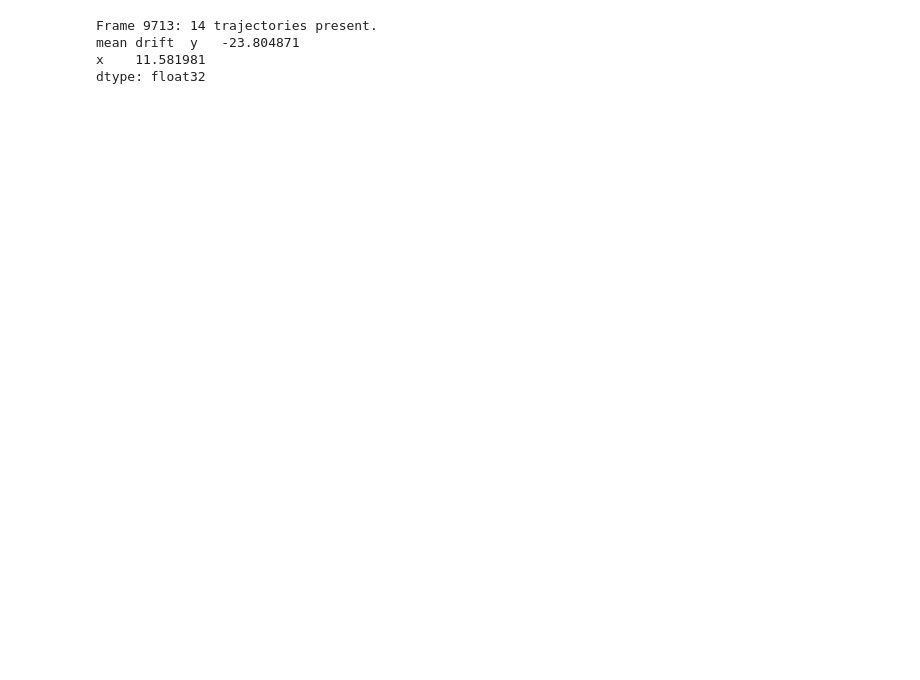
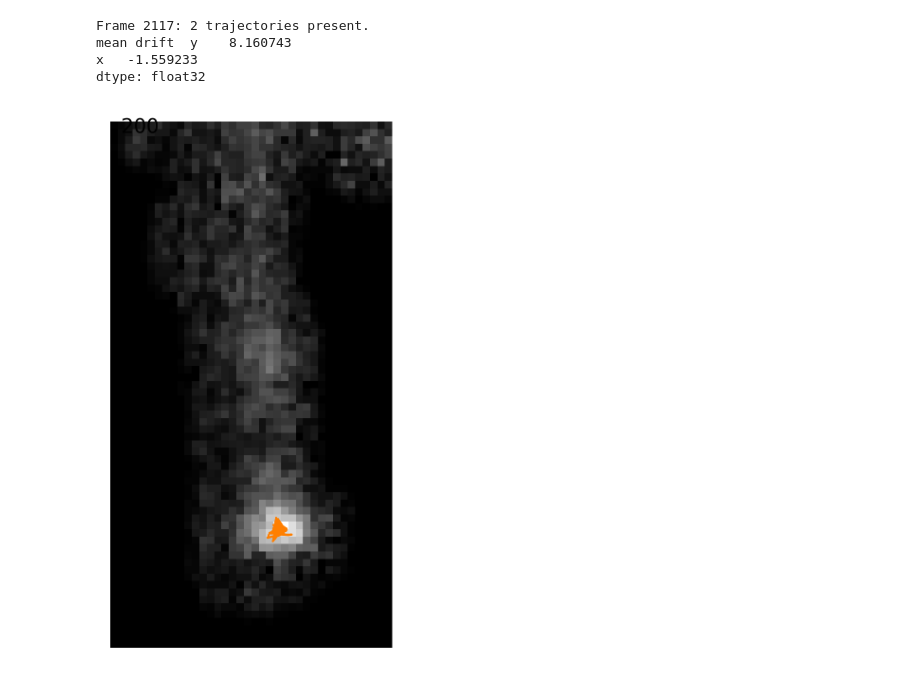
Before and after one commit to ajasja/walker_tracker, a Jupyter notebook: 01-fit-one-trajectory_2d_gaussian_fit.ipynb, the cells around one changed output. Cells and saved outputs as stored; diff of their text form; code cells hidden in the pictures; blank space fills up the shorter version.

Commit message:
Additional outlining of walker trajectories on the video

```diff
--- a/01-fit-one-trajectory_2d_gaussian_fit.ipynb
+++ b/01-fit-one-trajectory_2d_gaussian_fit.ipynb
@@ -62,3 +21,9 @@ os.makedirs(out_dir, exist_ok=True)
+# %%
+in_file = r"L:\01_CC-WALK\animations\2d7\trajectories\20240724-123403_WT_aligned_drift_corrected_1.tif"
+
+basename = os.path.basename(in_file)
+out_dir = Path(r"L:\01_CC-WALK\animations\2d7\trajectories\out")
+os.makedirs(out_dir, exist_ok=True)
 # %%
 take_only_walkers_on_fibre_trajectory(in_file, out_dir / basename)
 basename_noext, ext = os.path.splitext(basename)
@@ -148,30 +112,50 @@ for var_idx in range(num_columns):
     else:
         normal = f"variable {f'dx' if var_idx == 0 else f'dy'} normally distributed at {anderson_data.significance_level[1]}%\n"
     normal_str += normal
-
-info = {}
-info["diff_1D_px_px_frame"] = float(get_diff_from_steps(steps))
-
-px_to_nm = 110
-frame_to_s = 0.665
-
-info["diff_1D_nm_nm_s"] = (
-    info["diff_1D_px_px_frame"] * px_to_nm * px_to_nm / frame_to_s
-)
-info["time_per_1000nm_s"] = 1000 * 1000 / info["diff_1D_nm_nm_s"] / 2
-
-info["mean_step_nm_s"] = float(
-    np.sqrt(2 * info["diff_1D_nm_nm_s"] * frame_to_s) / frame_to_s
-)
-
-diff_info_out = base_linked_tray.with_suffix(".diff")
-
-info["normality_str"] = normal_str
-info["anderson_test"] = anderson_data
-
-write_yaml(info, diff_info_out)
 # %% [output]
-Frame 9713: 14 trajectories present.
-mean drift  y   -23.804871
-x    11.581981
+Frame 2117: 2 trajectories present.
+mean drift  y    8.160743
+x   -1.559233
 dtype: float32
+# %%
+
+import matplotlib.animation as animation
+import matplotlib.colors as mcolors
+
+stack = skio.imread(f'{out_dir}/{basename_noext}.tif')
+
+cmap_bright = plt.colormaps.get_cmap("Set1")
+set1_dict = { particle:cmap_bright(i%9) for i, particle in enumerate(list(set(tray.particle)))}
+
+ims = []
+
+fig = plt.figure("FRAMES", dpi=300, frameon=False)
+ax = fig.add_subplot(111)
+
+for n in range(stack.shape[0]):
+    frame = ax.imshow(stack[n].astype('uint8'), cmap = 'Greys_r')
+    if n in list(set(tray.frame)):
+        t = []
+        for k in list(set(tray[(tray["frame"]==n)].particle)):
+            bright_color = set1_dict[k]
+            t.append(ax.plot(tray[(tray["frame"]<=n) & (tray["particle"]==k)].x, tray[(tray["frame"]<=n) & (tray["particle"]==k)].y, linewidth=1, color=bright_color))
+            plt.axis('off')
+        number = ax.annotate(n,(1,1))
+        artist_obj = [i[0] for i in t]
+        artist_obj.append(frame)
+        artist_obj.append(number)
+        ims.append(artist_obj)
+
+    else:
+        ims.append([frame])
+    if n >= 200:
+        break
+
+ani = animation.ArtistAnimation(fig, ims, interval=500, blit=True,repeat_delay=1000)
+
+output_path = f'{out_dir}/{basename_noext}_trajectories.mp4'
+
+
+ani.save(output_path)
+# %% [output]
+[figure, added]
```
Also changed, not shown: parts of 14 cells of this notebook, 4 other files.
